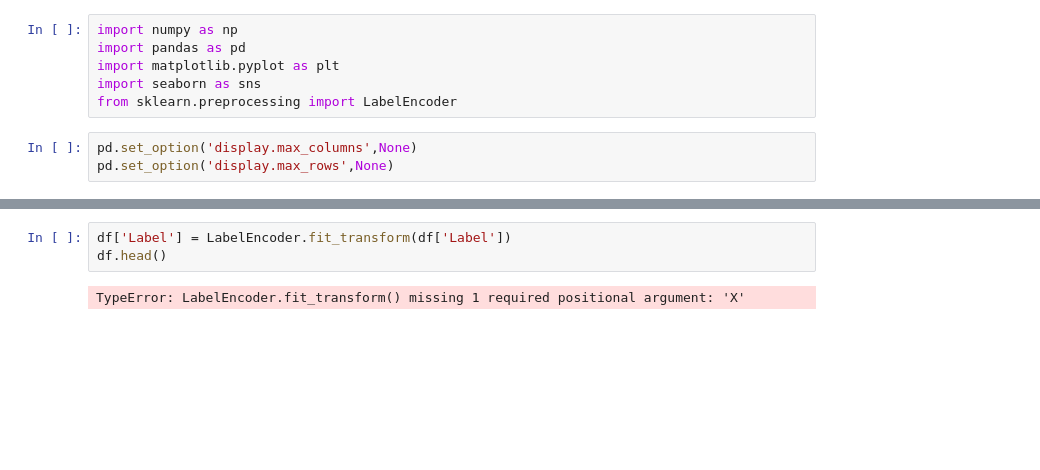
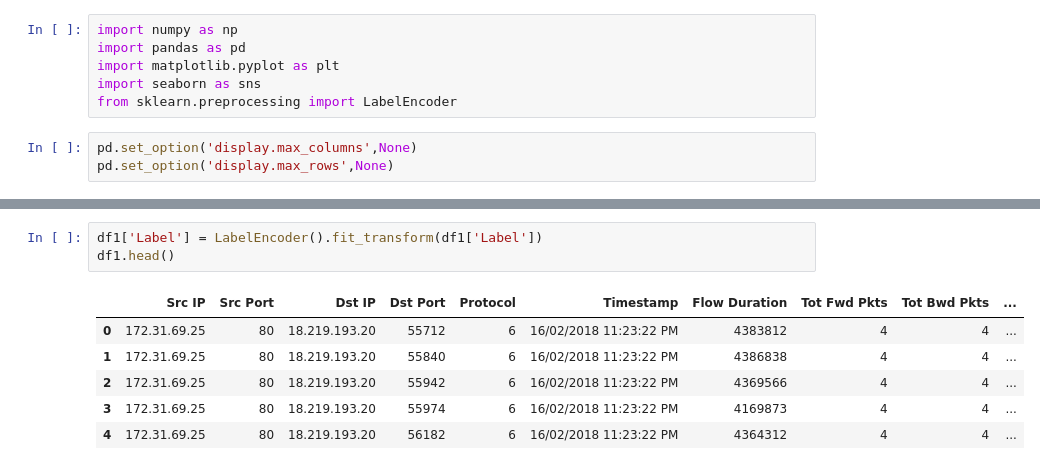
Before and after one commit to coderboy53/DoS_ML, a Jupyter notebook: DDoS.ipynb, the cells around one changed output, grey strips where cells are left out. Cells and saved outputs as stored; diff of their text form; blank space fills up the shorter version.

```diff
--- a/DDoS.ipynb
+++ b/DDoS.ipynb
@@ -61,5 +88,10 @@ df.describe(include='all')
 # %%
-df['Label'] = LabelEncoder.fit_transform(df['Label'])
-df.head()
+df1['Label'] = LabelEncoder().fit_transform(df1['Label'])
+df1.head()
 # %% [output]
-TypeError: LabelEncoder.fit_transform() missing 1 required positional argument: 'X'
+|  | Src IP | Src Port | Dst IP | Dst Port | Protocol | Timestamp | Flow Duration | Tot Fwd Pkts | Tot Bwd Pkts | ... |
+| 0 | 172.31.69.25 | 80 | 18.219.193.20 | 55712 | 6 | 16/02/2018 11:23:22 PM | 4383812 | 4 | 4 | ... |
+| 1 | 172.31.69.25 | 80 | 18.219.193.20 | 55840 | 6 | 16/02/2018 11:23:22 PM | 4386838 | 4 | 4 | ... |
+| 2 | 172.31.69.25 | 80 | 18.219.193.20 | 55942 | 6 | 16/02/2018 11:23:22 PM | 4369566 | 4 | 4 | ... |
+| 3 | 172.31.69.25 | 80 | 18.219.193.20 | 55974 | 6 | 16/02/2018 11:23:22 PM | 4169873 | 4 | 4 | ... |
+| 4 | 172.31.69.25 | 80 | 18.219.193.20 | 56182 | 6 | 16/02/2018 11:23:22 PM | 4364312 | 4 | 4 | ... |
```
Also changed, not shown: parts of 10 cells of this notebook.
